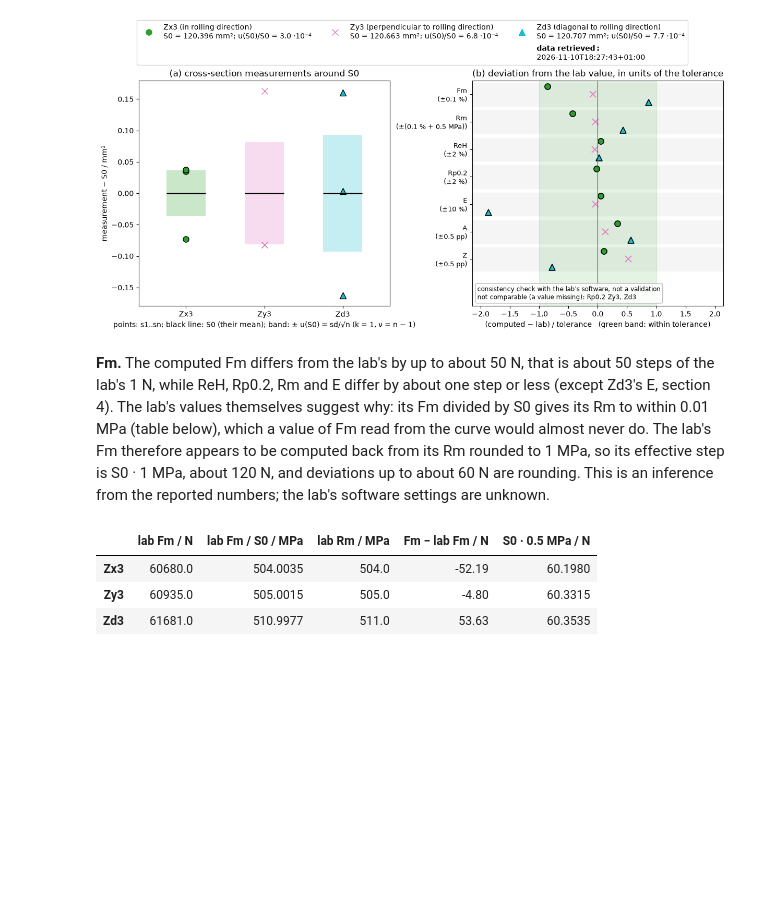
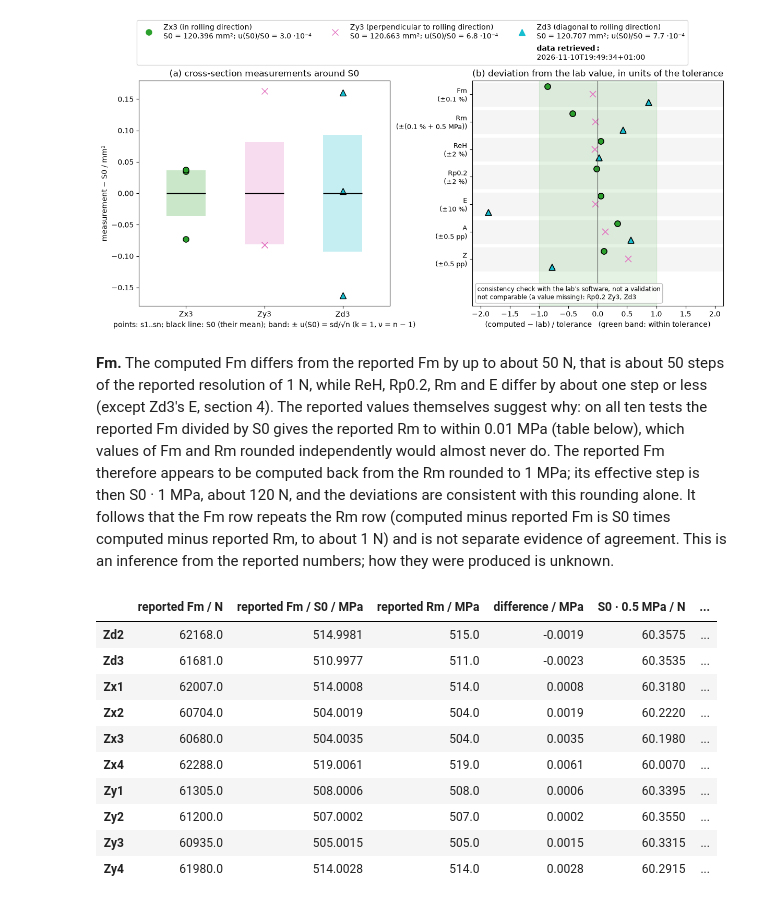
Before and after one commit to materialdigital/pmd-demonstrator, a Jupyter notebook: notebooks/02-tensile-method.ipynb, the cells around one changed output. Drawn from its saved outputs; the diff is of its cells as text; code cells hidden in the pictures; blank space fills up the shorter version.

```diff
--- a/notebooks/02-tensile-method.ipynb
+++ b/notebooks/02-tensile-method.ipynb
@@ -295,19 +334,30 @@ fig = plotting.lab_comparison_step_figure(records, s0_u_rel, comparison, colors=
 | z_percent | -0.3889 | 0.0534 | 0.2598 |
 [figure]
 # %% [markdown]
-**Fm.** The computed Fm differs from the lab's by up to about 50 N, that is about 50 steps of the lab's 1 N, while ReH, Rp0.2, Rm and E differ by about one step or less (except Zd3's E, section 4). The lab's values themselves suggest why: its Fm divided by S0 gives its Rm to within 0.01 MPa (table below), which a value of Fm read from the curve would almost never do. The lab's Fm therefore appears to be computed back from its Rm rounded to 1 MPa, so its effective step is S0 · 1 MPa, about 120 N, and deviations up to about 60 N are rounding. This is an inference from the reported numbers; the lab's software settings are unknown.
+**Fm.** The computed Fm differs from the reported Fm by up to about 50 N, that is about 50 steps of the reported resolution of 1 N, while ReH, Rp0.2, Rm and E differ by about one step or less (except Zd3's E, section 4). The reported values themselves suggest why: on all ten tests the reported Fm divided by S0 gives the reported Rm to within 0.01 MPa (table below), which values of Fm and Rm rounded independently would almost never do. The reported Fm therefore appears to be computed back from the Rm rounded to 1 MPa; its effective step is then S0 · 1 MPa, about 120 N, and the deviations are consistent with this rounding alone. It follows that the Fm row repeats the Rm row (computed minus reported Fm is S0 times computed minus reported Rm, to about 1 N) and is not separate evidence of agreement. This is an inference from the reported numbers; how they were produced is unknown.
 # %%
-display(pd.DataFrame({
-    sid: {"lab Fm / N": reported[sid].fm_n, "lab Fm / S0 / MPa": reported[sid].fm_n / record.s0_mm2,
-          "lab Rm / MPa": reported[sid].rm_mpa, "Fm − lab Fm / N": analyses[sid].fm_n - reported[sid].fm_n,
-          "S0 · 0.5 MPa / N": 0.5 * record.s0_mm2}
-    for sid, record in records.items()
-}).T)
+# All ten tests: only the records and reported values are read, no curve is downloaded.
+fm_check = {}
+for sid in specimens["specimen_id"]:
+    record, lab = get_specimen_record(profile_id, source, sid), get_reported_properties(profile_id, source, sid)
+    fm_check[sid] = {"reported Fm / N": lab.fm_n, "reported Fm / S0 / MPa": lab.fm_n / record.s0_mm2,
+                     "reported Rm / MPa": lab.rm_mpa, "difference / MPa": lab.fm_n / record.s0_mm2 - lab.rm_mpa,
+                     "S0 · 0.5 MPa / N": 0.5 * record.s0_mm2}
+for sid, a in analyses.items():
+    fm_check[sid]["computed − reported Fm / N"] = a.fm_n - reported[sid].fm_n
+display(pd.DataFrame(fm_check).T)
 # %% [output]
-|  | lab Fm / N | lab Fm / S0 / MPa | lab Rm / MPa | Fm − lab Fm / N | S0 · 0.5 MPa / N |
-| Zx3 | 60680.0 | 504.0035 | 504.0 | -52.19 | 60.1980 |
-| Zy3 | 60935.0 | 505.0015 | 505.0 | -4.80 | 60.3315 |
-| Zd3 | 61681.0 | 510.9977 | 511.0 | 53.63 | 60.3535 |
+|  | reported Fm / N | reported Fm / S0 / MPa | reported Rm / MPa | difference / MPa | S0 · 0.5 MPa / N | ... |
+| Zd2 | 62168.0 | 514.9981 | 515.0 | -0.0019 | 60.3575 | ... |
+| Zd3 | 61681.0 | 510.9977 | 511.0 | -0.0023 | 60.3535 | ... |
+| Zx1 | 62007.0 | 514.0008 | 514.0 | 0.0008 | 60.3180 | ... |
+| Zx2 | 60704.0 | 504.0019 | 504.0 | 0.0019 | 60.2220 | ... |
+| Zx3 | 60680.0 | 504.0035 | 504.0 | 0.0035 | 60.1980 | ... |
+| Zx4 | 62288.0 | 519.0061 | 519.0 | 0.0061 | 60.0070 | ... |
+| Zy1 | 61305.0 | 508.0006 | 508.0 | 0.0006 | 60.3395 | ... |
+| Zy2 | 61200.0 | 507.0002 | 507.0 | 0.0002 | 60.3550 | ... |
+| Zy3 | 60935.0 | 505.0015 | 505.0 | 0.0015 | 60.3315 | ... |
+| Zy4 | 61980.0 | 514.0028 | 514.0 | 0.0028 | 60.2915 | ... |
 # %% [markdown]
 ## 10. Verification on synthetic curves
 
```
Also changed, not shown: parts of 19 cells of this notebook.
